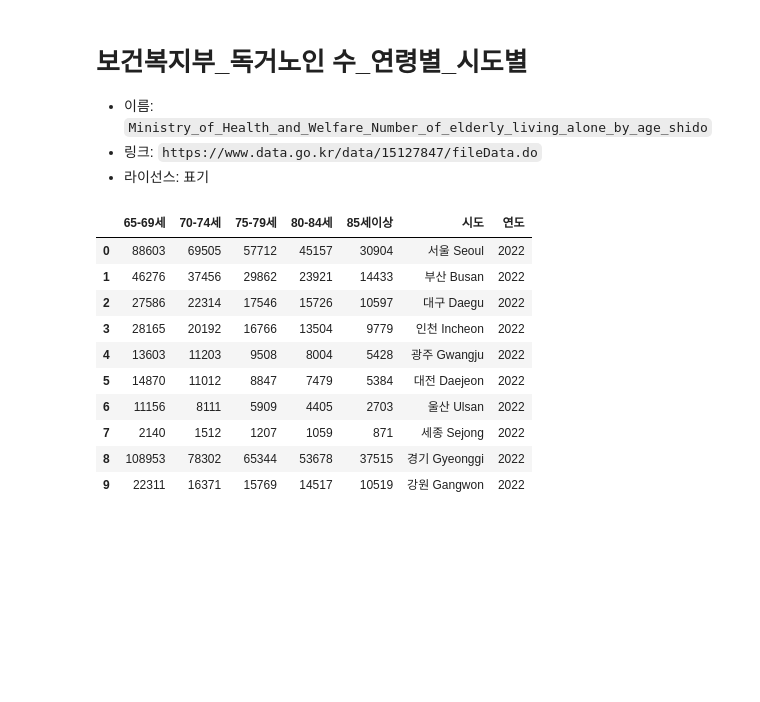
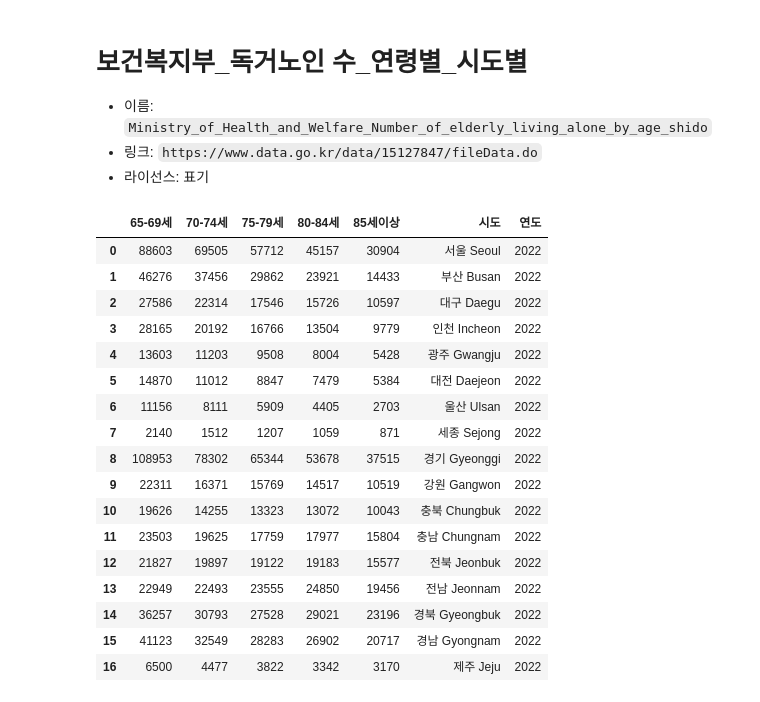
Before and after one commit to hurwan0629/lang-chain-KDT, a Jupyter notebook: workspace/hackerton/workspace/data_analy/03_MOHW_Number_of_elderly_living_alone_by_age_shido.ipynb, the cells around one changed output. Saved outputs shown, nothing was run; the diff lists cells and outputs as text; code cells hidden in the pictures; blank space fills up the shorter version.

```diff
--- a/workspace/hackerton/workspace/data_analy/03_MOHW_Number_of_elderly_living_alone_by_age_shido.ipynb
+++ b/workspace/hackerton/workspace/data_analy/03_MOHW_Number_of_elderly_living_alone_by_age_shido.ipynb
@@ -13,31 +13,38 @@ load_dotenv()
 
 url = "https://api.odcloud.kr/api/15127847/v1/uddi:4edf7185-09c2-4635-99bb-f469f379c516?"
 
 API_KEY = os.getenv("MINISTRY_OF_HEALTH_AND_WELFARE_NUMBER_OF_ELDERLY_LIVING_ALONE_BY_AGE_SHIDO_API_KEY")
 
 
 params = {
   "serviceKey": API_KEY,
   "page": 1,
-  "perPage": 10,
+  "perPage": 100,
 }
 
 
 res = requests.request("get", url, params=params)
 
 datas = res.json().get("data")
 
 datas_df = pd.DataFrame(datas, columns=list(datas[0].keys()))
 datas_df
 # %% [output]
 |  | 65-69세 | 70-74세 | 75-79세 | 80-84세 | 85세이상 | 시도 | 연도 |
 | 0 | 88603 | 69505 | 57712 | 45157 | 30904 | 서울 Seoul | 2022 |
 | 1 | 46276 | 37456 | 29862 | 23921 | 14433 | 부산 Busan | 2022 |
 | 2 | 27586 | 22314 | 17546 | 15726 | 10597 | 대구 Daegu | 2022 |
 | 3 | 28165 | 20192 | 16766 | 13504 | 9779 | 인천 Incheon | 2022 |
 | 4 | 13603 | 11203 | 9508 | 8004 | 5428 | 광주 Gwangju | 2022 |
 | 5 | 14870 | 11012 | 8847 | 7479 | 5384 | 대전 Daejeon | 2022 |
 | 6 | 11156 | 8111 | 5909 | 4405 | 2703 | 울산 Ulsan | 2022 |
 | 7 | 2140 | 1512 | 1207 | 1059 | 871 | 세종 Sejong | 2022 |
 | 8 | 108953 | 78302 | 65344 | 53678 | 37515 | 경기 Gyeonggi | 2022 |
 | 9 | 22311 | 16371 | 15769 | 14517 | 10519 | 강원 Gangwon | 2022 |
+| 10 | 19626 | 14255 | 13323 | 13072 | 10043 | 충북 Chungbuk | 2022 |
+| 11 | 23503 | 19625 | 17759 | 17977 | 15804 | 충남 Chungnam | 2022 |
+| 12 | 21827 | 19897 | 19122 | 19183 | 15577 | 전북 Jeonbuk | 2022 |
+| 13 | 22949 | 22493 | 23555 | 24850 | 19456 | 전남 Jeonnam | 2022 |
+| 14 | 36257 | 30793 | 27528 | 29021 | 23196 | 경북 Gyeongbuk | 2022 |
+| 15 | 41123 | 32549 | 28283 | 26902 | 20717 | 경남 Gyongnam | 2022 |
+| 16 | 6500 | 4477 | 3822 | 3342 | 3170 | 제주 Jeju | 2022 |
```
Also changed, not shown: parts of 7 cells of this notebook, 39 other files.
